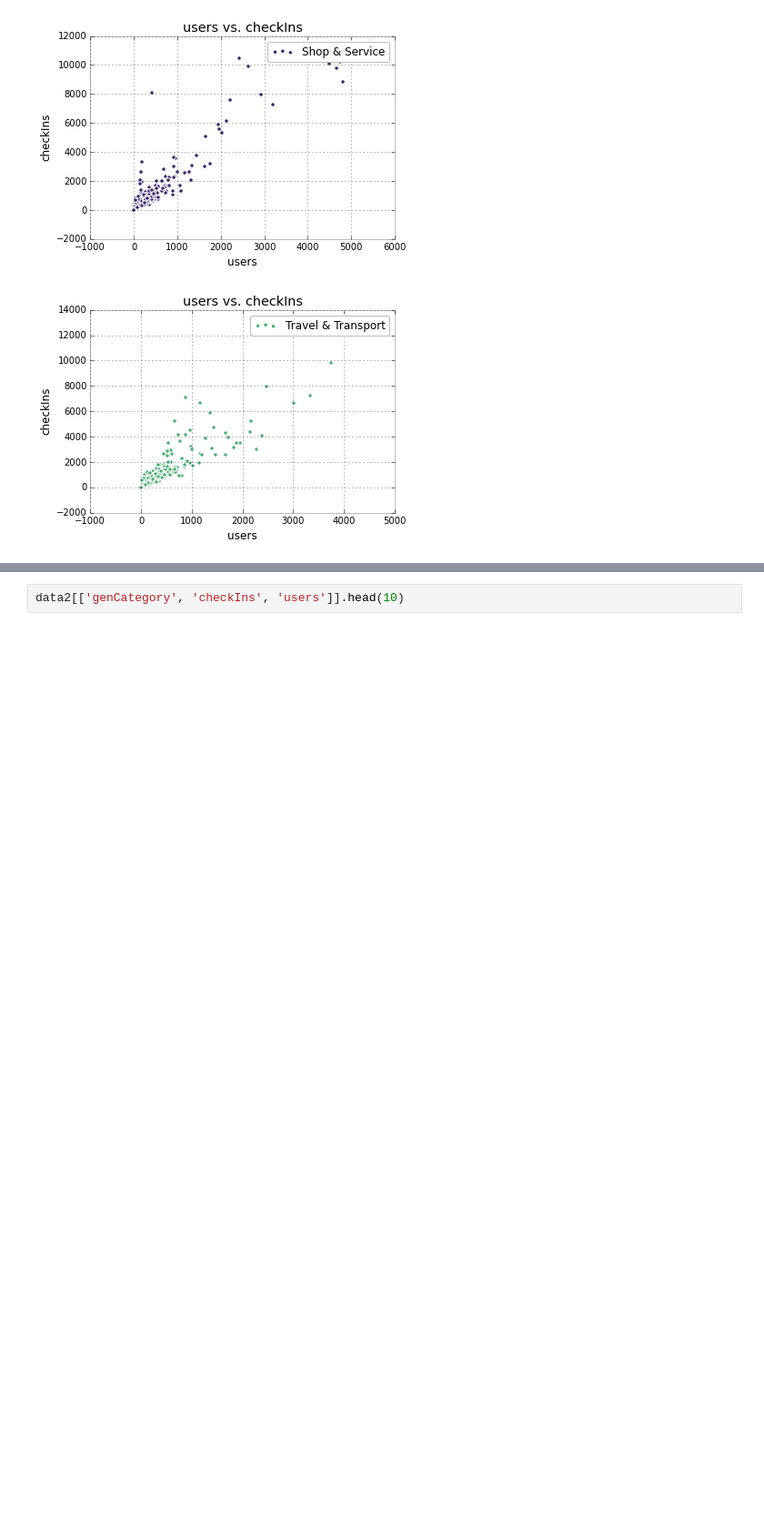
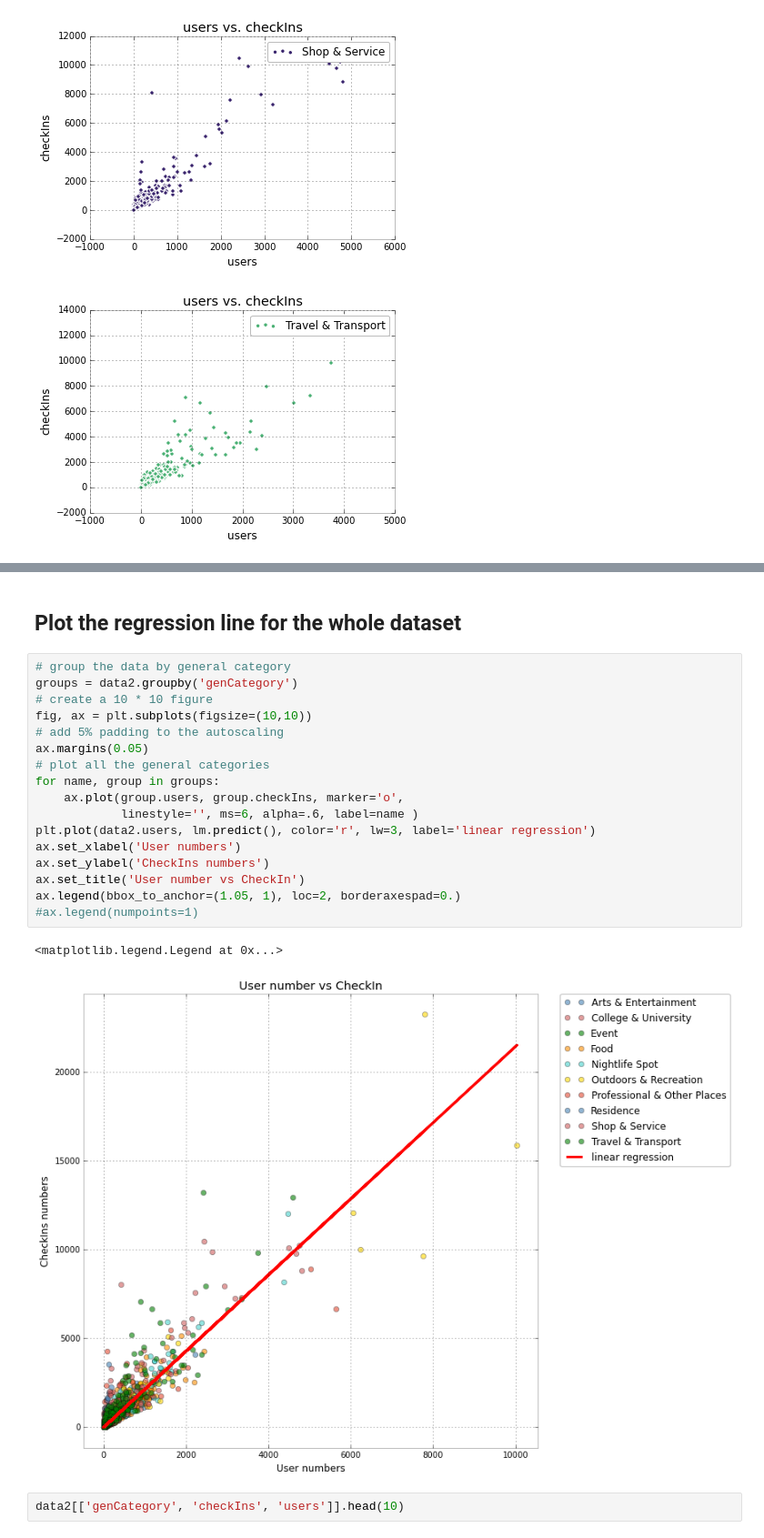
Before and after one commit to Elixeus/ads_project_shared_code, a Jupyter notebook: analysis.ipynb, the cells around one changed output, grey strips where cells are left out. Shown: that part at 91% size. Saved outputs shown, nothing was run; the diff lists cells and outputs as text; blank space fills up the shorter version.

```diff
--- a/analysis.ipynb
+++ b/analysis.ipynb
@@ -215,6 +155,28 @@ OLS Regression Results
 | Prob(Omnibus): | 0.000 | Jarque-Bera (JB): | 25802680.982 |
 | Skew: | 5.968 | Prob(JB): | 0.00 |
 | Kurtosis: | 250.635 | Cond. No. | 1.00 |
+# %% [markdown]
+## Plot the regression line for the whole dataset
+# %%
+# group the data by general category
+groups = data2.groupby('genCategory')
+# create a 10 * 10 figure
+fig, ax = plt.subplots(figsize=(10,10))
+# add 5% padding to the autoscaling
+ax.margins(0.05)
+# plot all the general categories
+for name, group in groups:
+    ax.plot(group.users, group.checkIns, marker='o',
+            linestyle='', ms=6, alpha=.6, label=name )
+plt.plot(data2.users, lm.predict(), color='r', lw=3, label='linear regression')
+ax.set_xlabel('User numbers')
+ax.set_ylabel('CheckIns numbers')
+ax.set_title('User number vs CheckIn')
+ax.legend(bbox_to_anchor=(1.05, 1), loc=2, borderaxespad=0.)
+#ax.legend(numpoints=1)
+# %% [output]
+<matplotlib.legend.Legend at 0x...>
+[figure, added]
 # %%
 data2[['genCategory', 'checkIns', 'users']].head(10)
 # %% [output]
```
Also changed, not shown: parts of 7 cells of this notebook.
